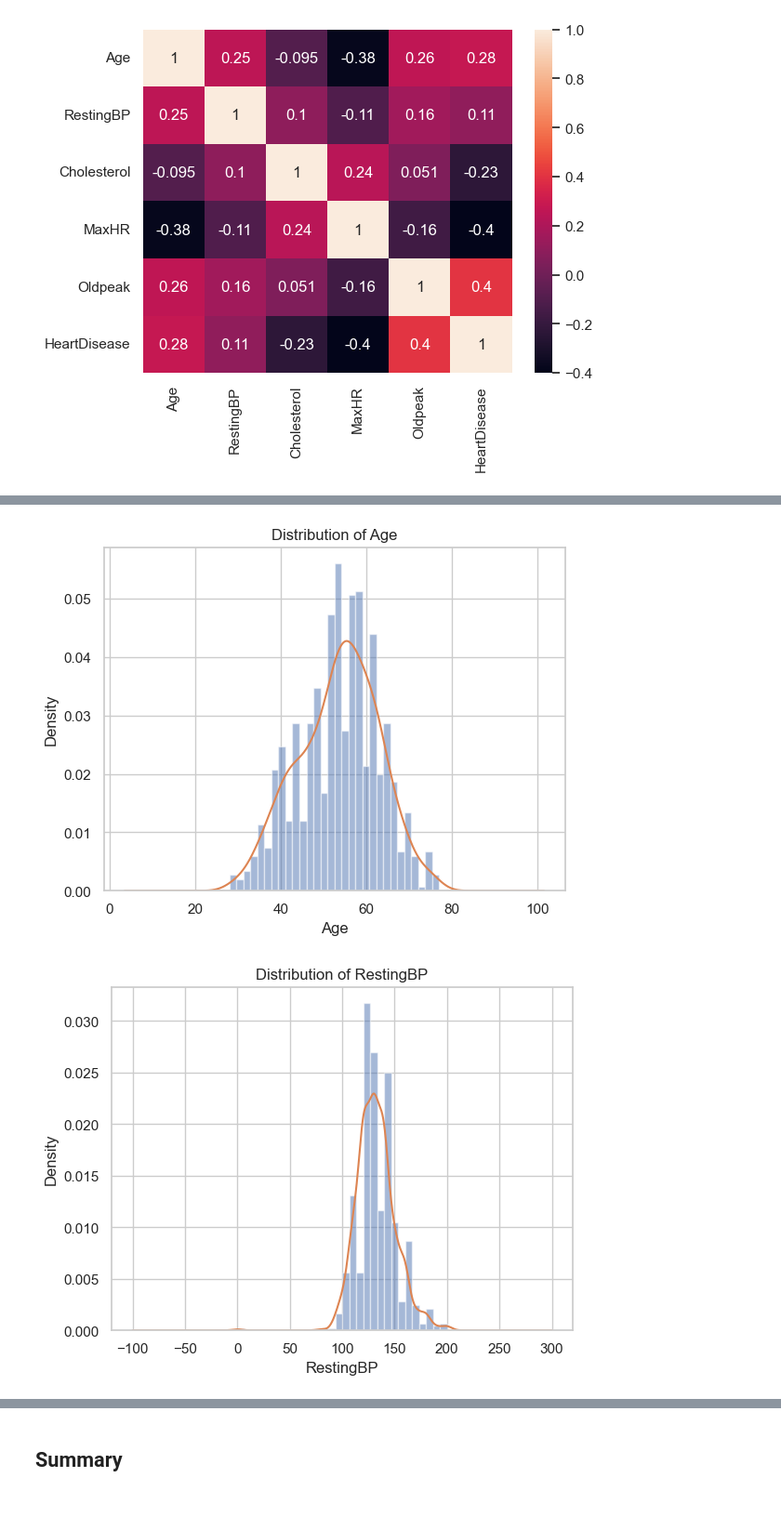
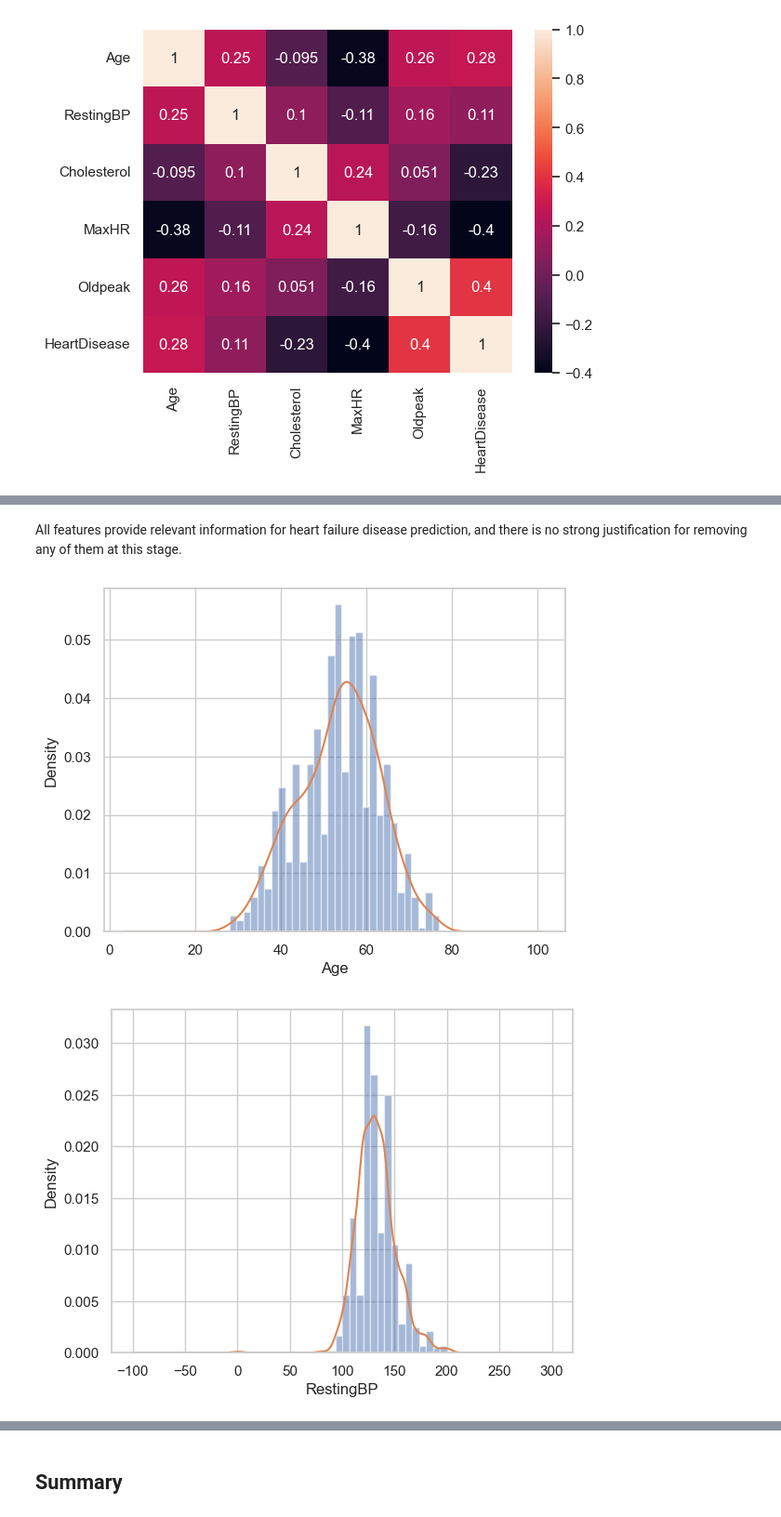
Before and after one commit to Stork656/Heart-diseases_main_project, a Jupyter notebook: notebooks/eda.ipynb, the cells around one changed output, grey strips where cells are left out. Shown at 93% size. Drawn from its saved outputs; the diff is of its cells as text; code cells hidden in the pictures.

```diff
--- a/notebooks/eda.ipynb
+++ b/notebooks/eda.ipynb
@@ -212,7 +284,8 @@ Name: count, dtype: int64
 # %%
 for col in lst_cat + lst_bin:
-    plt.figure(figsize=(6,4))
-    sns.countplot(x=col, hue='HeartDisease', data=df, palette='hls')
-    plt.title(f'{col} - HeartDisease')
+    sns.countplot(x=col,
+                  hue='HeartDisease',
+                  data=df,
+                  palette='hls')
     plt.show()
 # %% [output]
@@ -271,7 +350,9 @@ sns.heatmap(df[lst_num + [target]].corr(), annot=True)
 # %%
 for col in lst_num:
-    plt.figure(figsize=(6,4))
-    sns.histplot(df, x=col, hue='HeartDisease', multiple='stack', palette='hls')
+    sns.histplot(x=col,
+                 data=df,
+                 hue='HeartDisease',
+                 palette='hls')
     plt.title(f'{col} - HeartDisease')
     plt.show()
 # %% [output]
@@ -300,11 +381,14 @@ for col in lst_num:
+# %% [markdown]
+All features provide relevant information for heart failure disease prediction, and there is no strong justification for removing any of them at this stage.
 # %%
 for col in lst_num:
-    plt.figure()
-    df[col].plot(kind='hist', density=True, bins=30, alpha=0.5)
+    df[col].plot(kind='hist',
+                 density=True,
+                 bins=30,
+                 alpha=0.5)
     df[col].plot(kind='kde')
-    plt.title(f'Distribution of {col}')
     plt.xlabel(col)
     plt.show()
 # %% [output]
-[figure, old version]
+[figure, new version]
-[figure, old version]
+[figure, new version]
```
Also changed, not shown: parts of 27 cells of this notebook.
